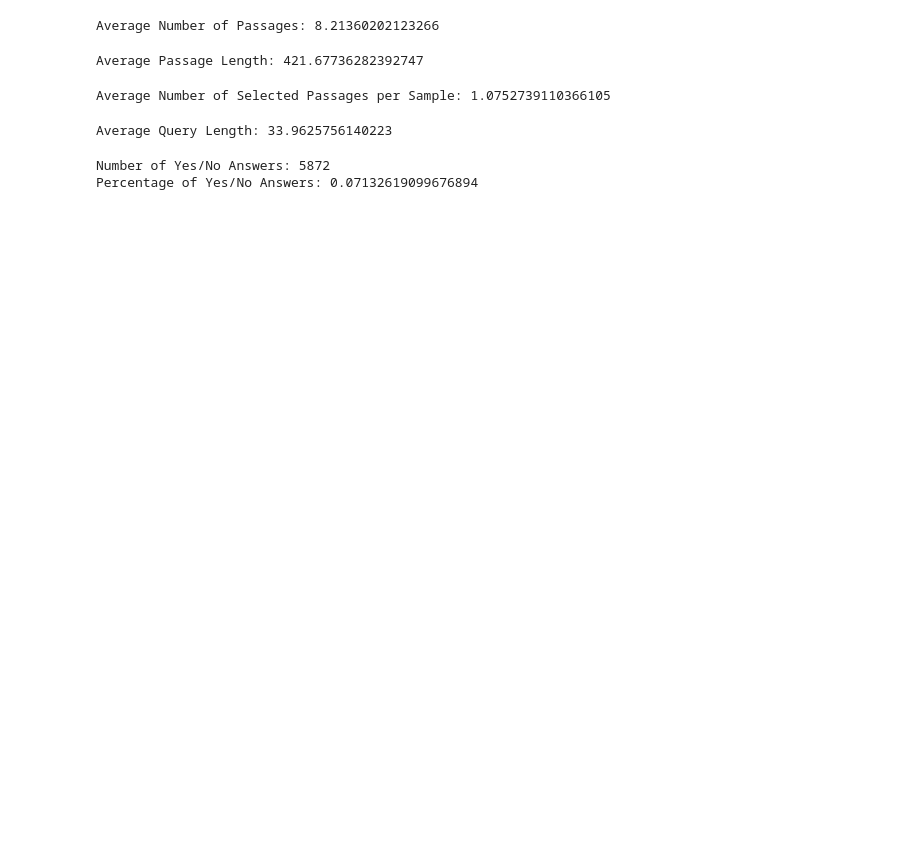
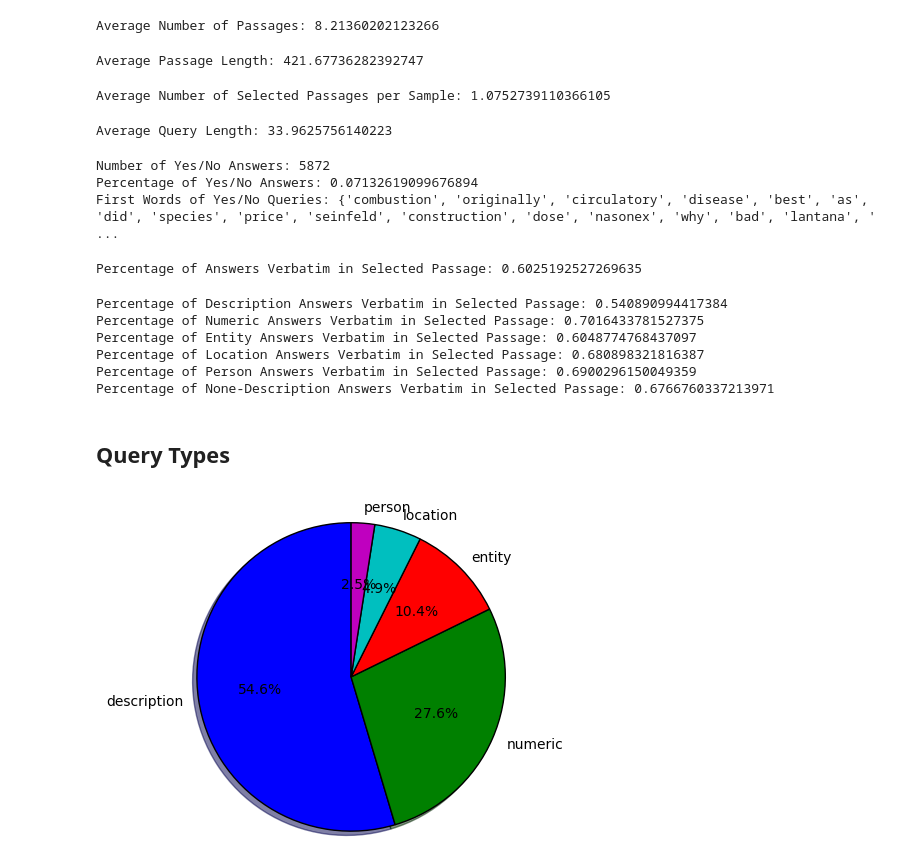
Before and after one commit to tgilbrough/MrKnowItAll, a Jupyter notebook: eda.ipynb, the cells around one changed output. Saved outputs shown, nothing was run; the diff lists cells and outputs as text; code cells hidden in the pictures; blank space fills up the shorter version.

```diff
--- a/eda.ipynb
+++ b/eda.ipynb
@@ -67,6 +70,42 @@ Average Query Length: 33.9625756140223
 # %%
 print('Number of Yes/No Answers:', sum([1 for t in train if t['answer'] == 'yes' or t['answer'] == 'no']))
 print('Percentage of Yes/No Answers:', sum([1 for t in train if t['answer'] == 'yes' or t['answer'] == 'no']) / len(train))
+print('First Words of Yes/No Queries:', set([t['query'][:t['query'].index(' ')] for t in train if t['answer'] == 'yes' or t['answer'] == 'no']))
 # %% [output]
 Number of Yes/No Answers: 5872
 Percentage of Yes/No Answers: 0.07132619099676894
+First Words of Yes/No Queries: {'combustion', 'originally', 'circulatory', 'disease', 'best', 'as', 'did', 'species', 'price', 'seinfeld', 'construction', 'dose', 'nasonex', 'why', 'bad', 'lantana', ' ...
+# %%
+print('Percentage of Answers Verbatim in Selected Passage:', sum([1 for t in train if t['answer'] in t['passages'][np.argmax(t['selected'])]]) / len(train))
+# %% [output]
+Percentage of Answers Verbatim in Selected Passage: 0.6025192527269635
+# %%
+print('Percentage of Description Answers Verbatim in Selected Passage:', sum([1 for t in train if (t['answer'] in t['passages'][np.argmax(t['selected'])] and t['query_type'] == 'description')]) / sum([1 for t in train if t['query_type'] == 'description']))
+print('Percentage of Numeric Answers Verbatim in Selected Passage:', sum([1 for t in train if t['answer'] in t['passages'][np.argmax(t['selected'])] and t['query_type'] == 'numeric']) / sum([1 for t in train if t['query_type'] == 'numeric']))
+print('Percentage of Entity Answers Verbatim in Selected Passage:', sum([1 for t in train if t['answer'] in t['passages'][np.argmax(t['selected'])] and t['query_type'] == 'entity']) / sum([1 for t in train if t['query_type'] == 'entity']))
+print('Percentage of Location Answers Verbatim in Selected Passage:', sum([1 for t in train if t['answer'] in t['passages'][np.argmax(t['selected'])] and t['query_type'] == 'location']) / sum([1 for t in train if t['query_type'] == 'location']))
+print('Percentage of Person Answers Verbatim in Selected Passage:', sum([1 for t in train if t['answer'] in t['passages'][np.argmax(t['selected'])] and t['query_type'] == 'person']) / sum([1 for t in train if t['query_type'] == 'person']))
+print('Percentage of Non-Description Answers Verbatim in Selected Passage:', sum([1 for t in train if t['answer'] in t['passages'][np.argmax(t['selected'])] and t['query_type'] != 'description']) / sum([1 for t in train if t['query_type'] != 'description']))
+# %% [output]
+Percentage of Description Answers Verbatim in Selected Passage: 0.540890994417384
+Percentage of Numeric Answers Verbatim in Selected Passage: 0.7016433781527375
+Percentage of Entity Answers Verbatim in Selected Passage: 0.6048774768437097
+Percentage of Location Answers Verbatim in Selected Passage: 0.680898321816387
+Percentage of Person Answers Verbatim in Selected Passage: 0.6900296150049359
+Percentage of None-Description Answers Verbatim in Selected Passage: 0.6766760337213971
+# %% [markdown]
+## Query Types
+# %%
+# Pie chart, where the slices will be ordered and plotted counter-clockwise:
+labels = 'description', 'numeric', 'entity', 'location', 'person'
+sizes = [0, 0, 0, 0, 0]
+for t in train:
+    sizes[labels.index(t['query_type'])] += 1
+
+fig1, ax1 = plt.subplots()
+ax1.pie(sizes, labels=labels, autopct='%1.1f%%', shadow=True, startangle=90)
+ax1.axis('equal')  # Equal aspect ratio ensures that pie is drawn as a circle.
+
+plt.show()
+# %% [output]
+[figure, added]
```
Also changed, not shown: parts of 3 cells of this notebook.
